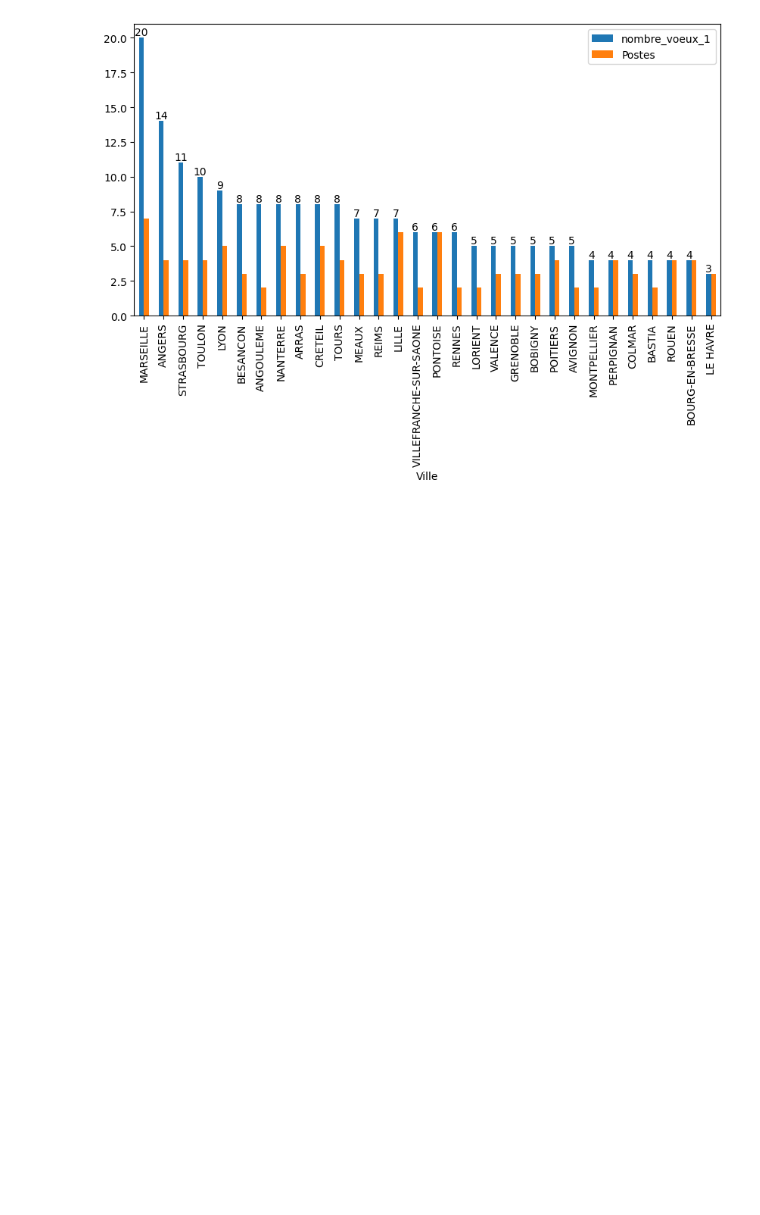
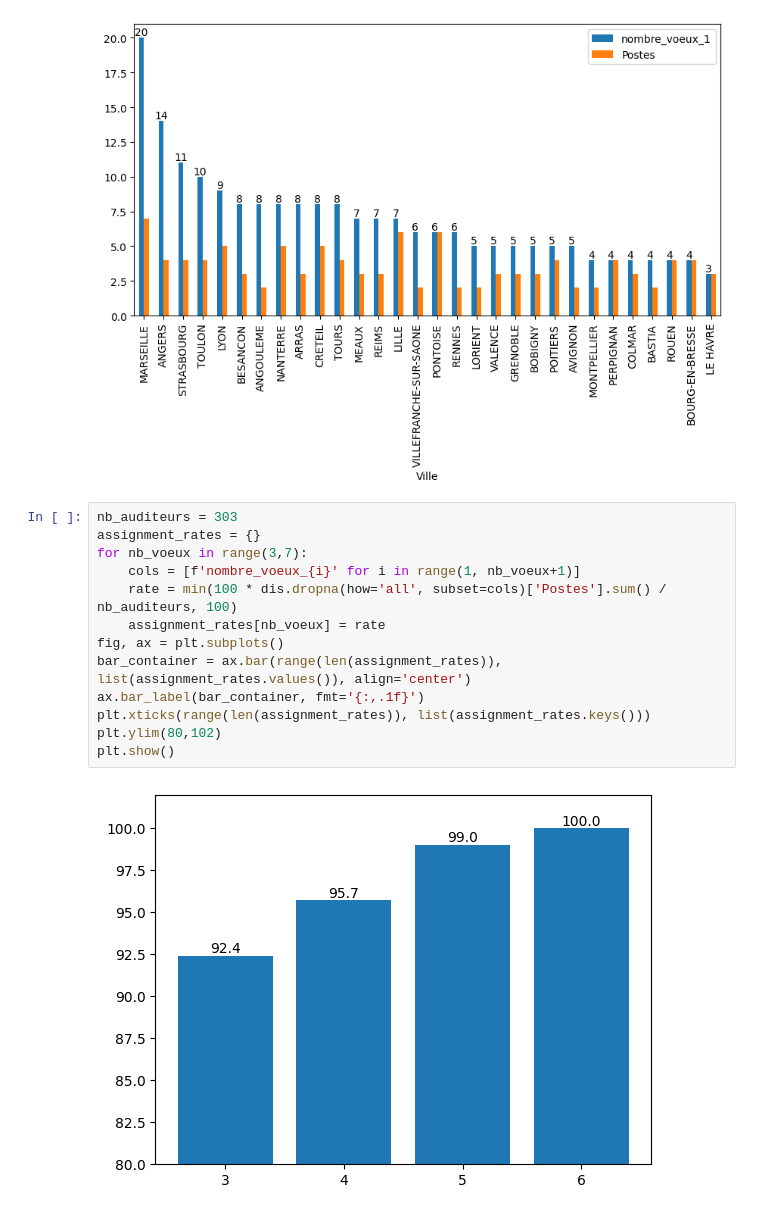
Before and after one commit to L1ttleFinger/repartition_enm, a Jupyter notebook: refactor/test.ipynb, the cells around one changed output. Cells and saved outputs as stored; diff of their text form; blank space fills up the shorter version.

```diff
--- a/refactor/test.ipynb
+++ b/refactor/test.ipynb
@@ -174,3 +272,18 @@ ax.bar_label(ax.containers[0])
 plt.show()
 # %% [output]
 [figure]
+# %%
+nb_auditeurs = 303
+assignment_rates = {}
+for nb_voeux in range(3,7):
+    cols = [f'nombre_voeux_{i}' for i in range(1, nb_voeux+1)]
+    rate = min(100 * dis.dropna(how='all', subset=cols)['Postes'].sum() / nb_auditeurs, 100)
+    assignment_rates[nb_voeux] = rate
+fig, ax = plt.subplots()
+bar_container = ax.bar(range(len(assignment_rates)), list(assignment_rates.values()), align='center')
+ax.bar_label(bar_container, fmt='{:,.1f}')
+plt.xticks(range(len(assignment_rates)), list(assignment_rates.keys()))
+plt.ylim(80,102)
+plt.show()
+# %% [output]
+[figure, added]
```
Also changed, not shown: parts of 24 cells of this notebook, 20 other files.
